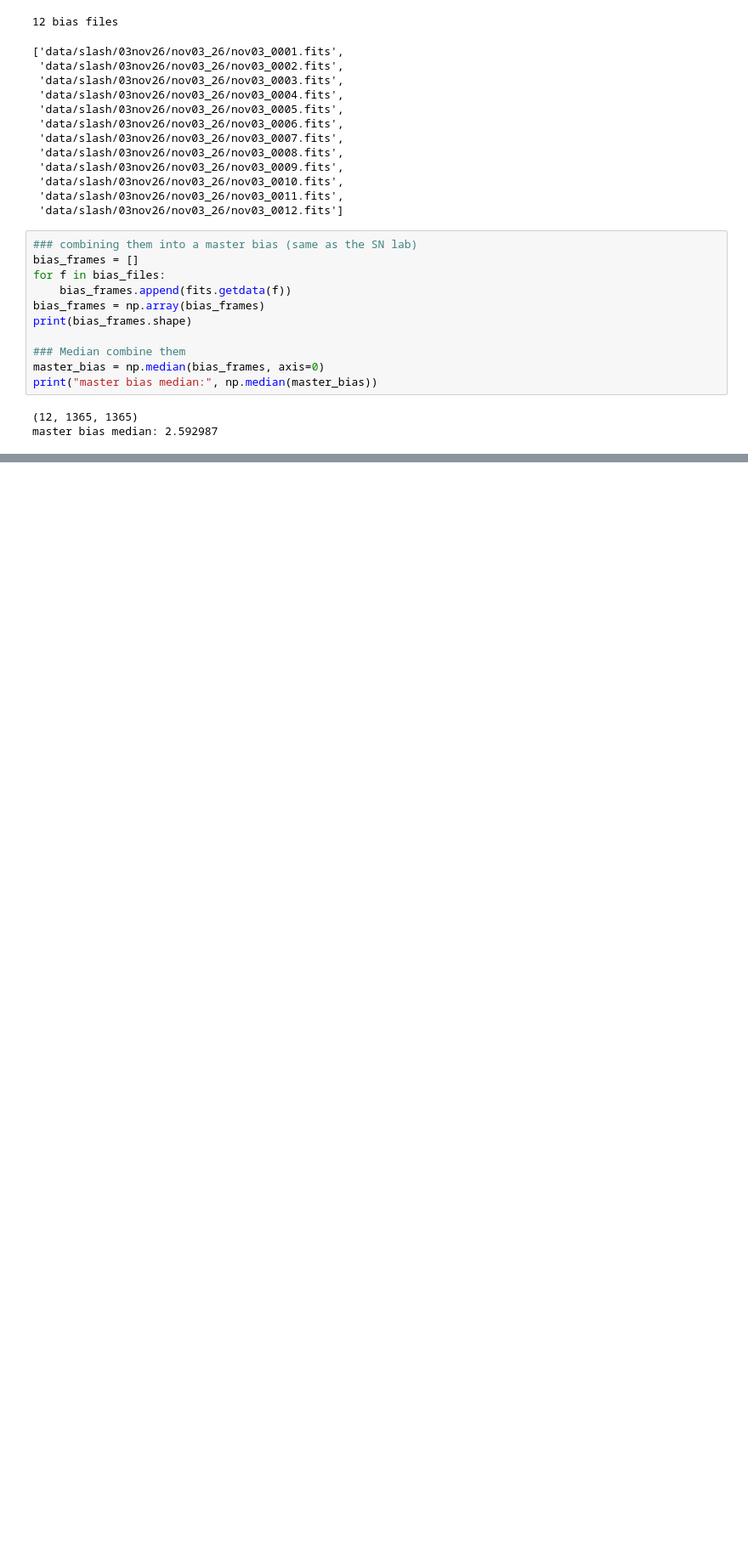
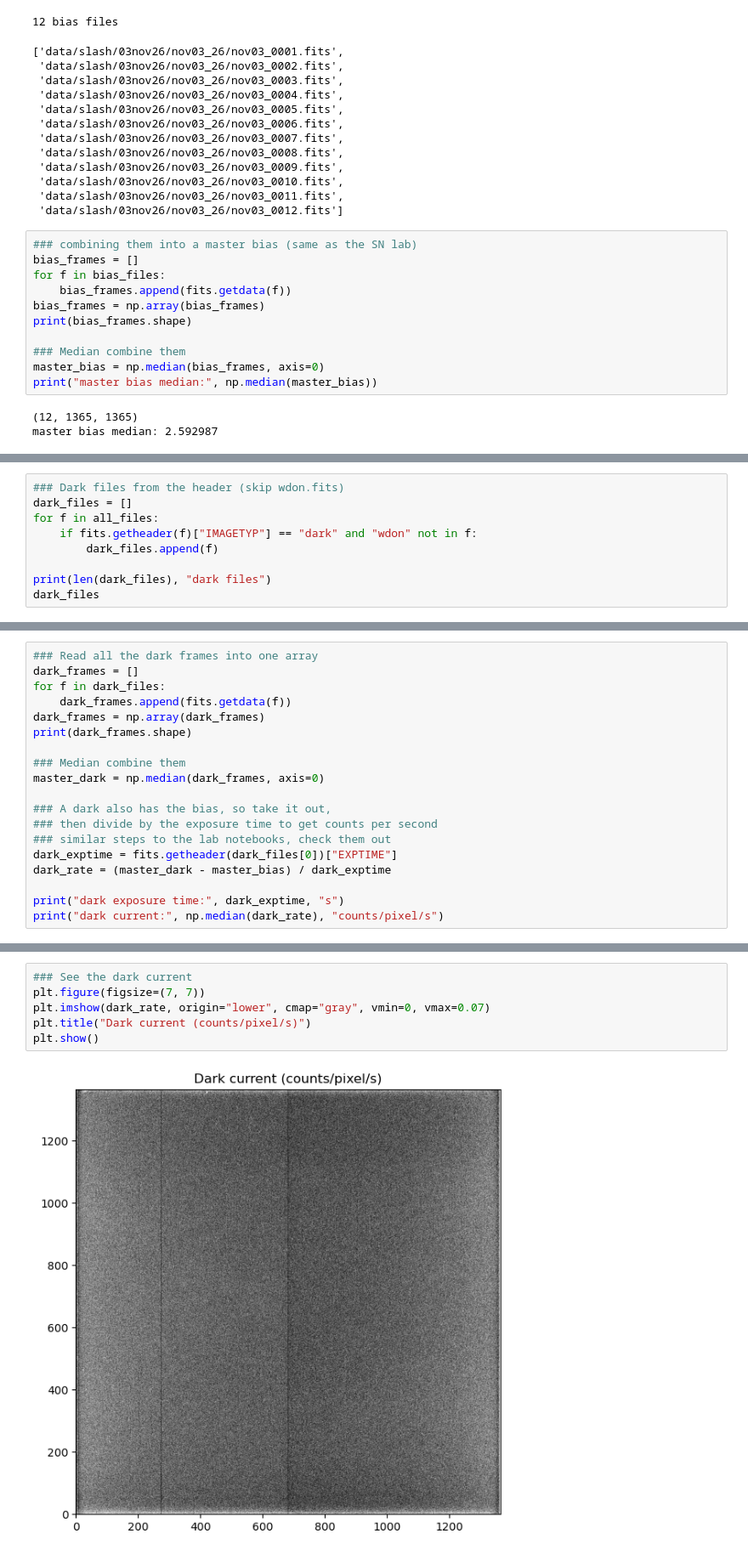
Before and after one commit to AaKavan/ASTR302_SLASH, a Jupyter notebook: nov_data_processing.ipynb, the cells around one changed output, grey strips where cells are left out. Shown at 85% size. Saved outputs shown, nothing was run; the diff lists cells and outputs as text; blank space fills up the shorter version.

```diff
--- a/nov_data_processing.ipynb
+++ b/nov_data_processing.ipynb
@@ -172,0 +174,9 @@ plt.show()
+# %%
+### Dark files from the header (skip wdon.fits)
+dark_files = []
+for f in all_files:
+    if fits.getheader(f)["IMAGETYP"] == "dark" and "wdon" not in f:
+        dark_files.append(f)
+
+print(len(dark_files), "dark files")
+dark_files
@@ -172,0 +190,19 @@ plt.show()
+# %%
+### Read all the dark frames into one array
+dark_frames = []
+for f in dark_files:
+    dark_frames.append(fits.getdata(f))
+dark_frames = np.array(dark_frames)
+print(dark_frames.shape)
+
+### Median combine them
+master_dark = np.median(dark_frames, axis=0)
+
+### A dark also has the bias, so take it out,
+### then divide by the exposure time to get counts per second
+### similar steps to the lab notebooks, check them out
+dark_exptime = fits.getheader(dark_files[0])["EXPTIME"]
+dark_rate = (master_dark - master_bias) / dark_exptime
+
+print("dark exposure time:", dark_exptime, "s")
+print("dark current:", np.median(dark_rate), "counts/pixel/s")
@@ -172,0 +213,8 @@ plt.show()
+# %%
+### See the dark current
+plt.figure(figsize=(7, 7))
+plt.imshow(dark_rate, origin="lower", cmap="gray", vmin=0, vmax=0.07)
+plt.title("Dark current (counts/pixel/s)")
+plt.show()
+# %% [output]
+[figure, added]
```
Also changed, not shown: parts of 4 cells of this notebook.
